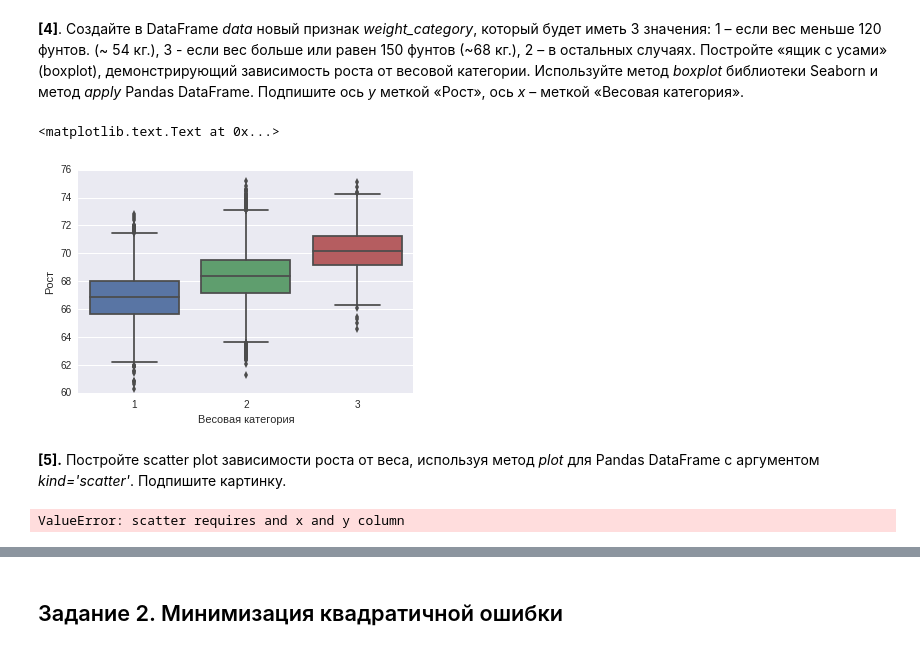
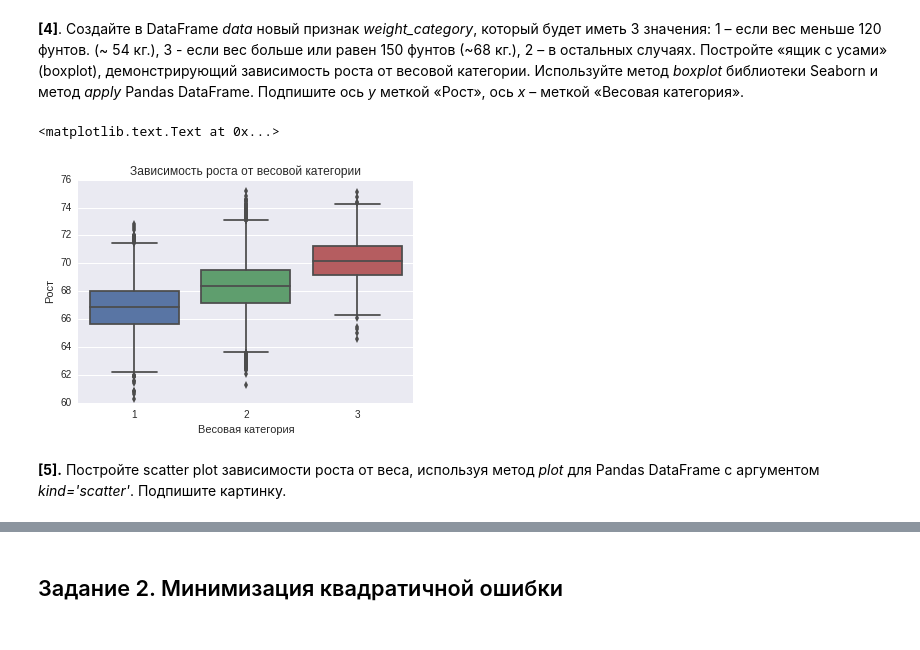
Before and after one commit to MariamSherif/pyda, a Jupyter notebook: nb/peer_review_linreg_height_weight.ipynb, the cells around one changed output, grey strips where cells are left out. Cells and saved outputs as stored; diff of their text form; code cells hidden in the pictures.

```diff
--- a/nb/peer_review_linreg_height_weight.ipynb
+++ b/nb/peer_review_linreg_height_weight.ipynb
@@ -86,20 +86,17 @@ sns.pairplot(data, diag_kind='kde')
 # %%
 def weight_category(weight):
     return 1 + sum(f(weight) for f in (lambda w: w >= 120, lambda w: w >= 150))
 
 data['weight_cat'] = data['Weight'].apply(weight_category)
 
 plot = sns.boxplot(x='weight_cat', y='Height', data=data)
 
 # add label to axis's
 plot.set_xlabel(u'Весовая категория')
 plot.set_ylabel(u'Рост')
+plot.set_title(u'Зависимость роста от весовой категории')
 # %% [output]
 <matplotlib.text.Text at 0x...>
-[figure, old version]
+[figure, new version]
 # %% [markdown]
 **[5].** Постройте scatter plot зависимости роста от веса, используя метод *plot* для Pandas DataFrame с аргументом *kind='scatter'*. Подпишите картинку.
-# %%
-data.plot(x=y='Weight', kind='scatter')
-# %% [output]
-ValueError: scatter requires and x and y column
```
Also changed, not shown: parts of 4 cells of this notebook.
